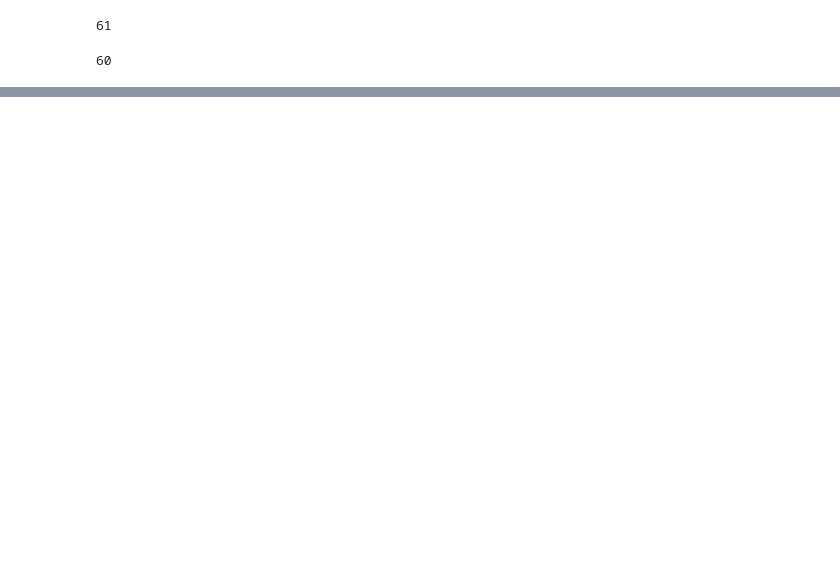
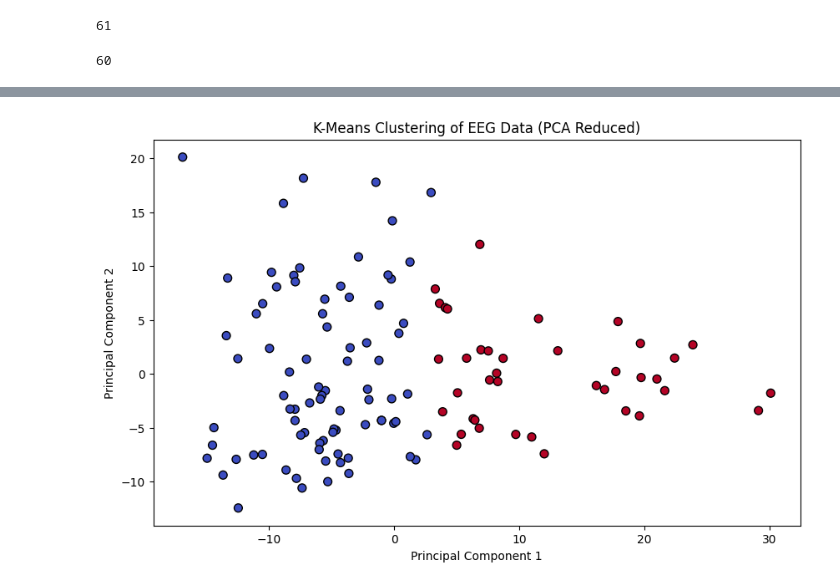
Before and after one commit to Bishara10/EEG-Classification, a Jupyter notebook: EEG_Classification.ipynb, the cells around one changed output, grey strips where cells are left out. Drawn from its saved outputs; the diff is of its cells as text; code cells hidden in the pictures; blank space fills up the shorter version.

```diff
--- a/EEG_Classification.ipynb
+++ b/EEG_Classification.ipynb
@@ -264,0 +189,30 @@ plt.show()
+# %%
+# Convert the lists into numpy arrays
+X_adhd = np.array(dataADHD)
+X_control = np.array(dataControl)
+
+# Combine ADHD and control data
+X = np.concatenate((X_adhd, X_control))
+
+# Create the label vector (1 for ADHD, 0 for control)
+y = np.array([1] * len(X_adhd) + [0] * len(X_control))
+# %%
+# Standardize the features
+scaler = StandardScaler()
+X_scaled = scaler.fit_transform(X)
+# %%
+from sklearn.cluster import KMeans
+from sklearn.metrics import silhouette_score
+
+# Initialize the KMeans model with 2 clusters (ADHD and Control)
+kmeans = KMeans(n_clusters=2, n_init=10, random_state=42)
+
+# Fit the model to the data
+kmeans.fit(X_scaled)
+
+# Predict cluster labels for the data
+cluster_labels = kmeans.predict(X_scaled)
+
+silhouette_avg = silhouette_score(X_scaled, cluster_labels)
+
+print(f"Silhouette Score for K-Means clustering: {silhouette_avg:.2f}")
@@ -264,0 +238,16 @@ plt.show()
+# %%
+from sklearn.decomposition import PCA
+
+# Reduce to 2D using PCA
+pca = PCA(n_components=2)
+X_pca = pca.fit_transform(X_scaled)
+
+# Plot the clusters
+plt.figure(figsize=(10, 6))
+plt.scatter(X_pca[:, 0], X_pca[:, 1], c=cluster_labels, cmap='coolwarm', edgecolor='k', s=50)
+plt.xlabel('Principal Component 1')
+plt.ylabel('Principal Component 2')
+plt.title('K-Means Clustering of EEG Data (PCA Reduced)')
+plt.show()
+# %% [output]
+[figure, added]
```
Also changed, not shown: parts of 25 cells of this notebook.
